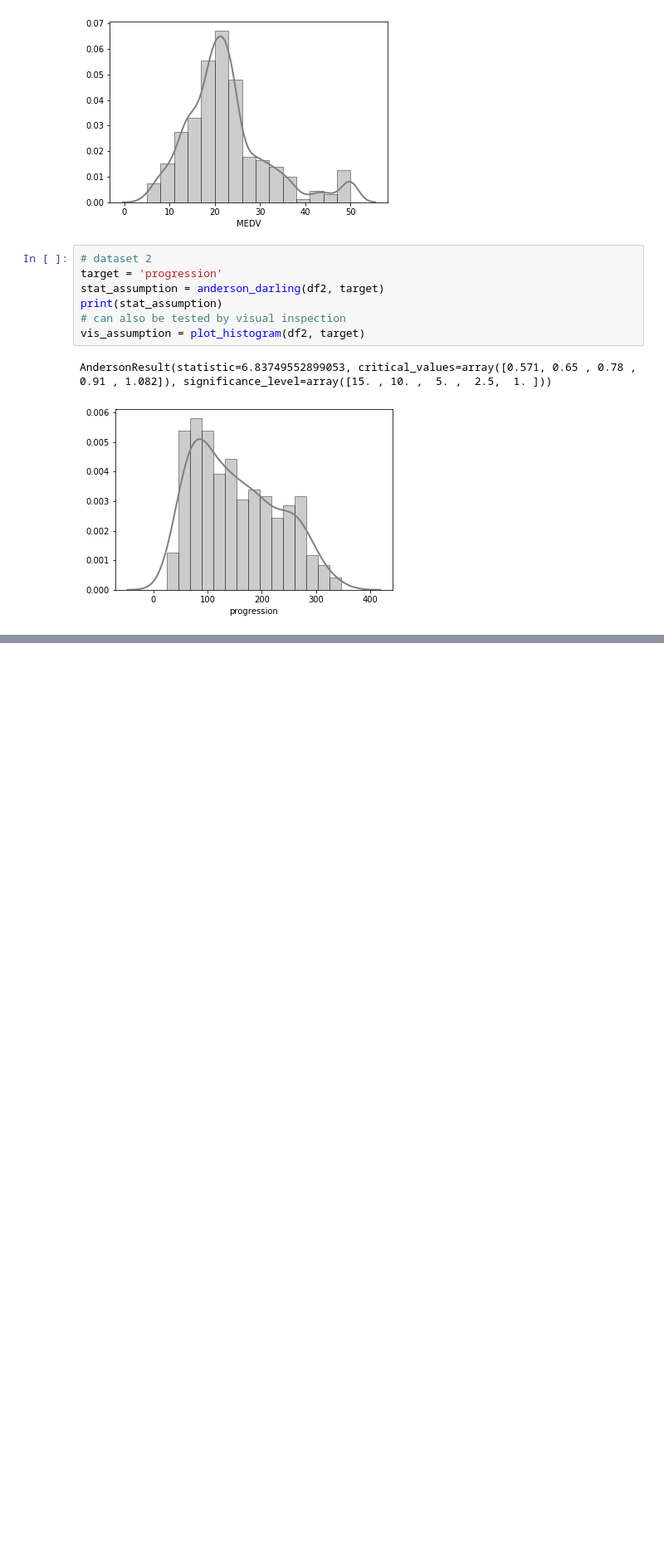
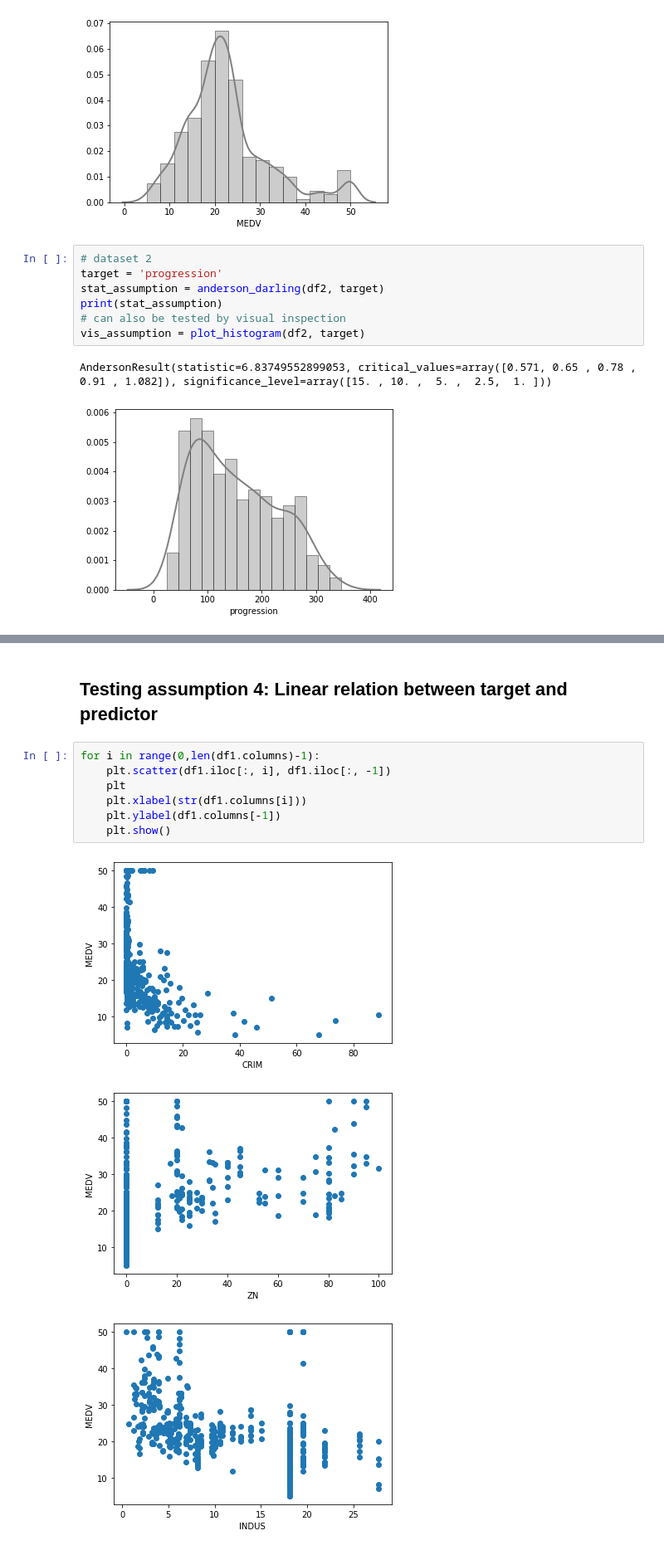
Before and after one commit to data-science-and-stuff/all-about-linear-regression, a Jupyter notebook: main.ipynb, the cells around one changed output, grey strips where cells are left out. Shown at 83% size. Saved outputs shown, nothing was run; the diff lists cells and outputs as text; blank space fills up the shorter version.

```diff
--- a/main.ipynb
+++ b/main.ipynb
@@ -101,0 +132,13 @@ corr_matrix(X2)
+# %% [markdown]
+## Testing assumption 4: Linear relation between target and predictor
+# %%
+for i in range(0,len(df1.columns)-1):
+    plt.scatter(df1.iloc[:, i], df1.iloc[:, -1])
+    plt
+    plt.xlabel(str(df1.columns[i]))
+    plt.ylabel(df1.columns[-1])
+    plt.show()
+# %% [output]
+[figure, added]
+[figure, added]
+[figure, added]
```
Also changed, not shown: parts of 16 cells of this notebook, 1 other file.
